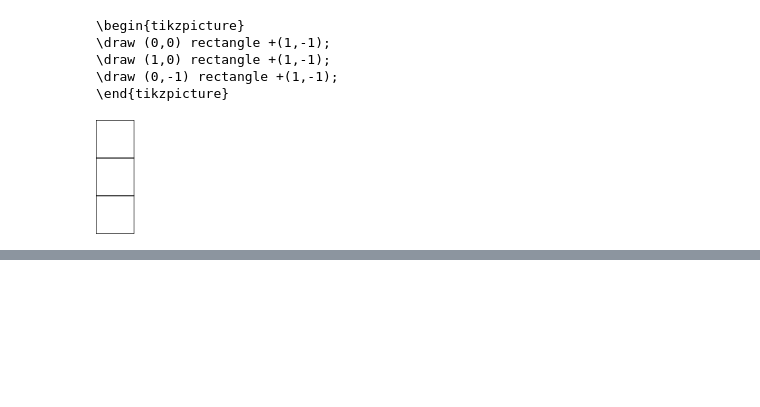
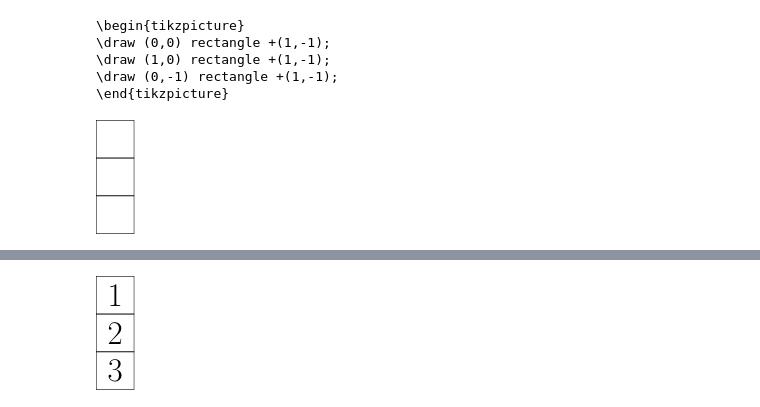
Before and after one commit to Xuanyiyiren/Young-Diagram-Drawer, a Jupyter notebook: Young Diagram.ipynb, the cells around one changed output, grey strips where cells are left out. Drawn from its saved outputs; the diff is of its cells as text; code cells hidden in the pictures; blank space fills up the shorter version.

```diff
--- a/Young Diagram.ipynb
+++ b/Young Diagram.ipynb
@@ -136,0 +172,6 @@ Young_Diagram_Drawer(Partition,terbula=[1,3,5,2,4,6],file_name='default')
+# %%
+Partition = [1,1,1]
+Path='../figs/'
+Young_Diagram_Drawer(Partition, tableaux='default',file_name=Path+'3.svg')
+# %% [output]
+[figure, added]
```
Also changed, not shown: parts of 5 cells of this notebook, 3 other files.
